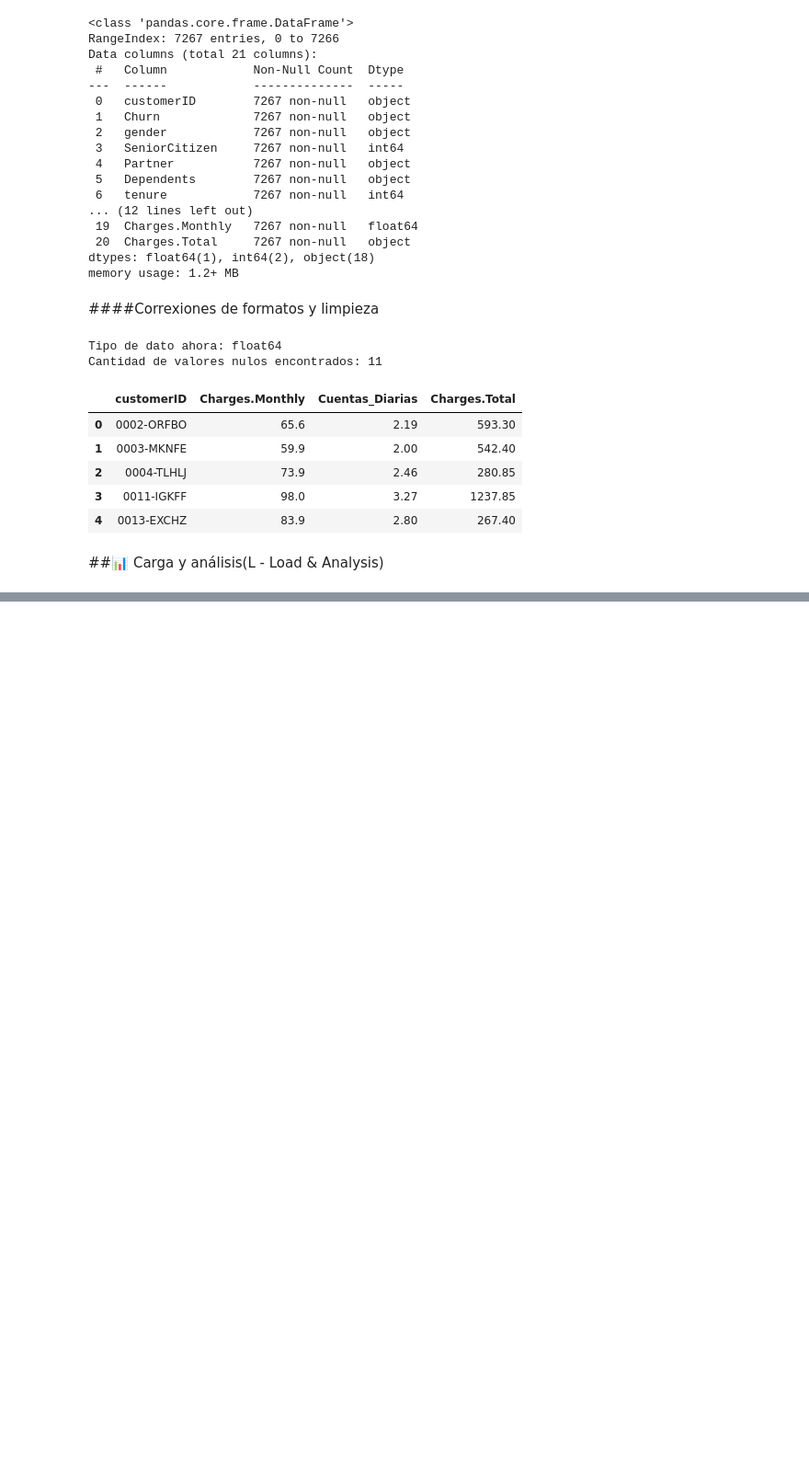
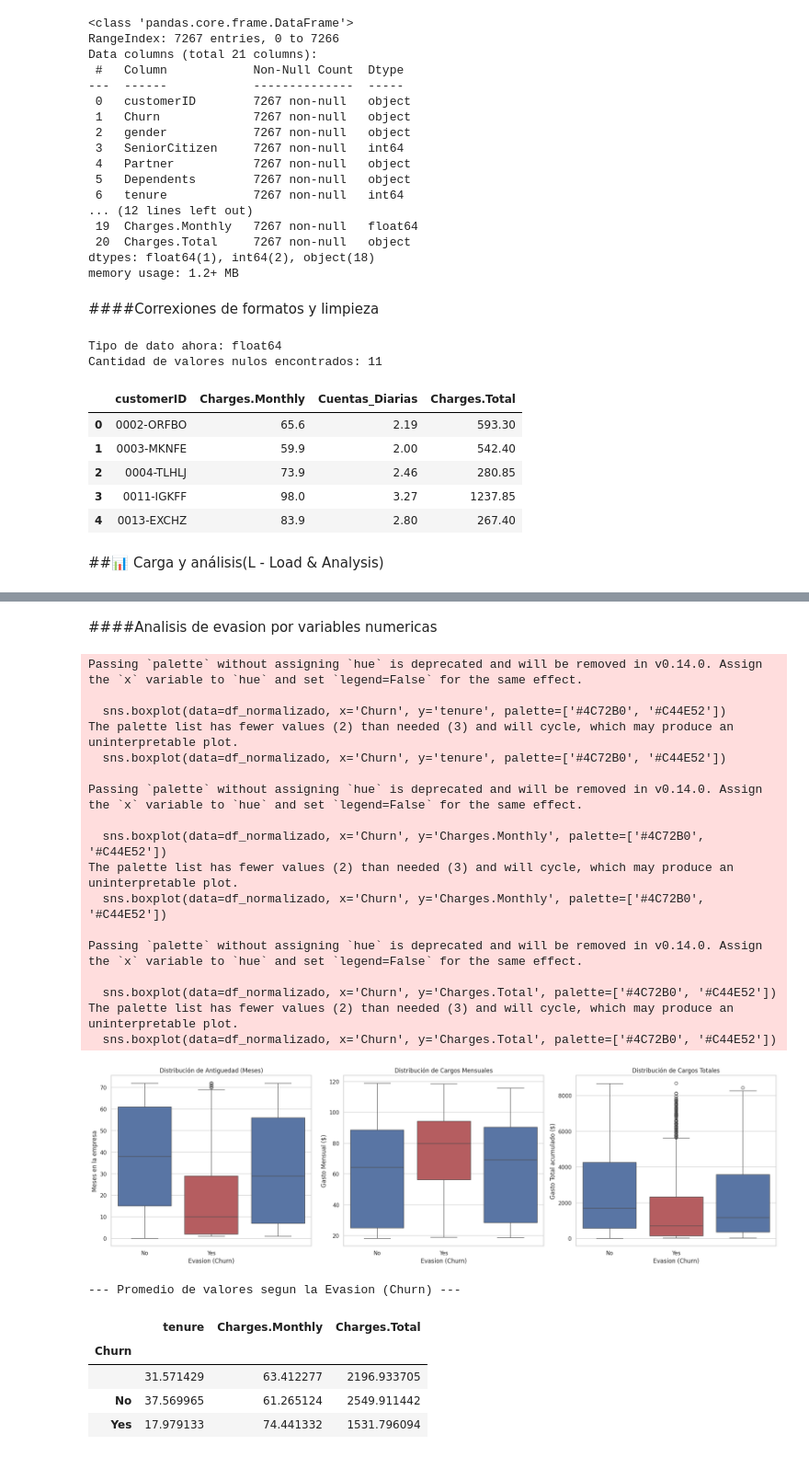
Before and after one commit to AdriBarrios96/Challenge2-DataScience-TelecomX, a Jupyter notebook: Challenge2_TelecomX.ipynb, the cells around one changed output, grey strips where cells are left out. Shown at 92% size. Cells and saved outputs as stored; diff of their text form; code cells hidden in the pictures; blank space fills up the shorter version.

```diff
--- a/Challenge2_TelecomX.ipynb
+++ b/Challenge2_TelecomX.ipynb
@@ -110,0 +212,59 @@ df_normalizado[['customerID', 'Charges.Monthly', 'Cuentas_Diarias', 'Charges.Tot
+# %% [markdown]
+####Analisis de evasion por variables numericas
+# %%
+#Lienzo de 3 graficos
+plt.figure(figsize=(20, 6))
+
+#Grafico de antiguedad
+plt.subplot(1, 3, 1)
+sns.boxplot(data=df_normalizado, x='Churn', y='tenure', palette=['#4C72B0', '#C44E52'])
+plt.title('Distribución de Antiguedad (Meses)')
+plt.xlabel('Evasion (Churn)')
+plt.ylabel('Meses en la empresa')
+
+#Grafico de cargos mensuales
+plt.subplot(1, 3, 2)
+sns.boxplot(data=df_normalizado, x='Churn', y='Charges.Monthly', palette=['#4C72B0', '#C44E52'])
+plt.title('Distribución de Cargos Mensuales')
+plt.xlabel('Evasion (Churn)')
+plt.ylabel('Gasto Mensual ($)')
+
+#Grafico de Cargos Totales
+plt.subplot(1, 3, 3)
+sns.boxplot(data=df_normalizado, x='Churn', y='Charges.Total', palette=['#4C72B0', '#C44E52'])
+plt.title('Distribución de Cargos Totales')
+plt.xlabel('Evasion (Churn)')
+plt.ylabel('Gasto Total acumulado ($)')
+
+plt.tight_layout()
+plt.show()
+
+#Tabla de Promedios (Insights)
+print("\n--- Promedio de valores segun la Evasion (Churn) ---")
+resumen_numerico = df_normalizado.groupby('Churn')[['tenure', 'Charges.Monthly', 'Charges.Total']].mean()
+display(resumen_numerico)
+# %% [output]
+Passing `palette` without assigning `hue` is deprecated and will be removed in v0.14.0. Assign the `x` variable to `hue` and set `legend=False` for the same effect.
+
+  sns.boxplot(data=df_normalizado, x='Churn', y='tenure', palette=['#4C72B0', '#C44E52'])
+The palette list has fewer values (2) than needed (3) and will cycle, which may produce an uninterpretable plot.
+  sns.boxplot(data=df_normalizado, x='Churn', y='tenure', palette=['#4C72B0', '#C44E52'])
+
+Passing `palette` without assigning `hue` is deprecated and will be removed in v0.14.0. Assign the `x` variable to `hue` and set `legend=False` for the same effect.
+
+  sns.boxplot(data=df_normalizado, x='Churn', y='Charges.Monthly', palette=['#4C72B0', '#C44E52'])
+The palette list has fewer values (2) than needed (3) and will cycle, which may produce an uninterpretable plot.
+  sns.boxplot(data=df_normalizado, x='Churn', y='Charges.Monthly', palette=['#4C72B0', '#C44E52'])
+
+Passing `palette` without assigning `hue` is deprecated and will be removed in v0.14.0. Assign the `x` variable to `hue` and set `legend=False` for the same effect.
+
+  sns.boxplot(data=df_normalizado, x='Churn', y='Charges.Total', palette=['#4C72B0', '#C44E52'])
+The palette list has fewer values (2) than needed (3) and will cycle, which may produce an uninterpretable plot.
+  sns.boxplot(data=df_normalizado, x='Churn', y='Charges.Total', palette=['#4C72B0', '#C44E52'])
+[figure, added]
+--- Promedio de valores segun la Evasion (Churn) ---
+|  | tenure | Charges.Monthly | Charges.Total |
+| Churn |  |  |  |
+|  | 31.571429 | 63.412277 | 2196.933705 |
+| No | 37.569965 | 61.265124 | 2549.911442 |
+| Yes | 17.979133 | 74.441332 | 1531.796094 |
```
Also changed, not shown: parts of 8 cells of this notebook.
